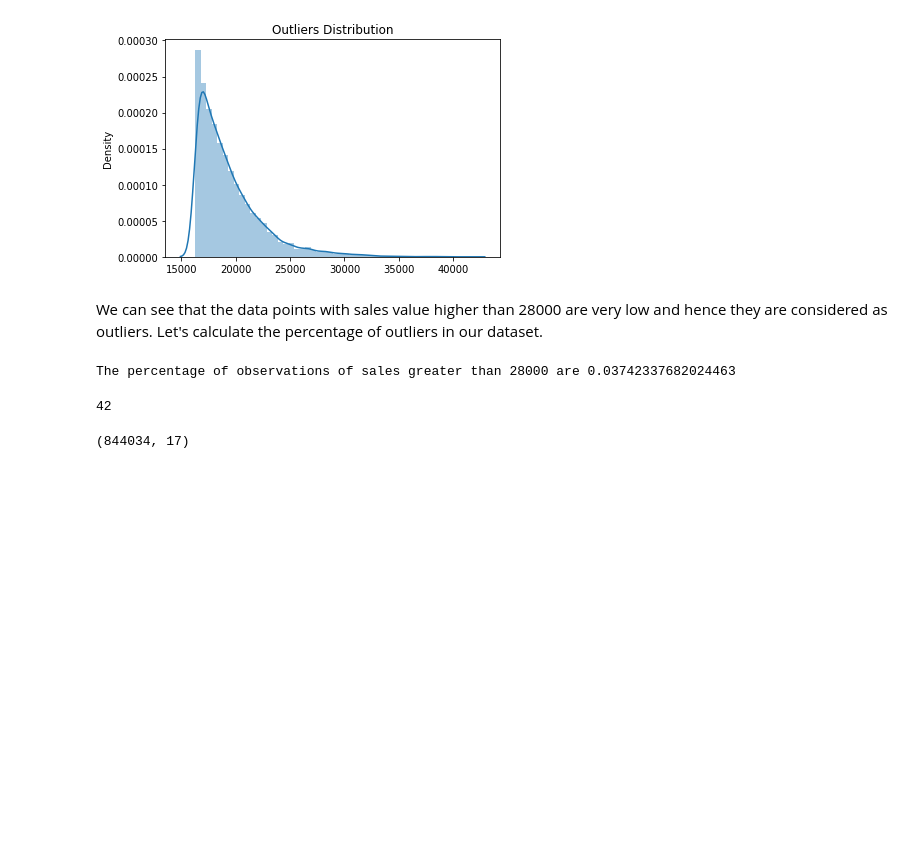
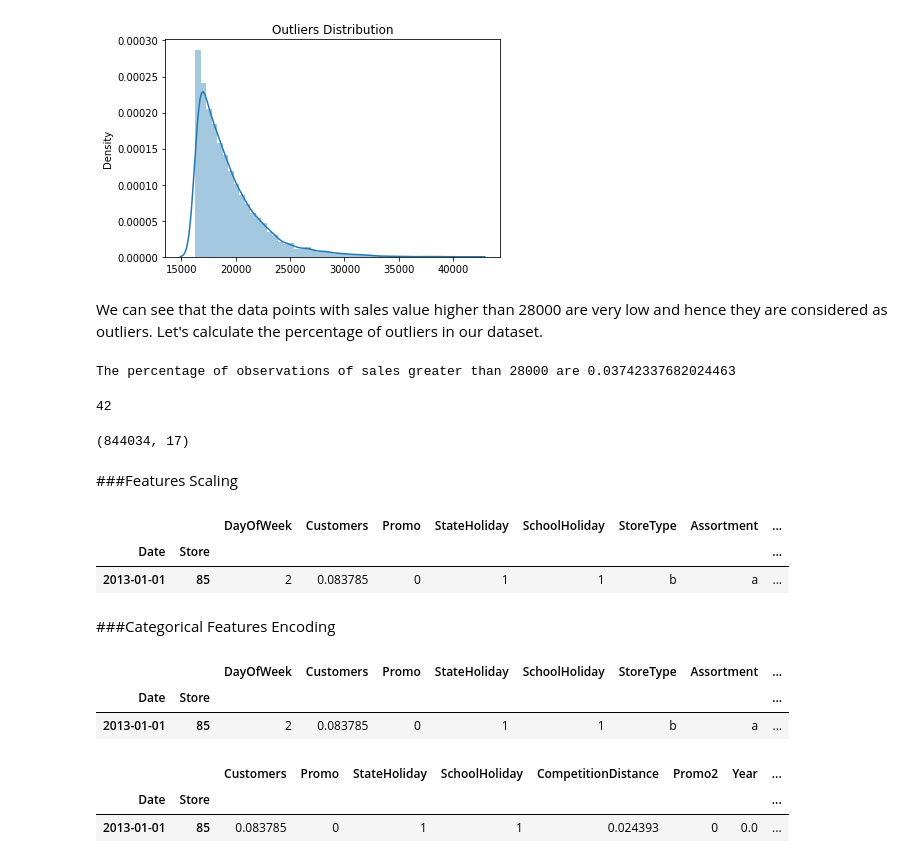
Before and after one commit to vithika-karan/Retail-Sales-Prediction, a Jupyter notebook: Rossmann_Sales_Prediction_Vithika_Karan.ipynb, the cells around one changed output. Saved outputs shown, nothing was run; the diff lists cells and outputs as text; code cells hidden in the pictures; blank space fills up the shorter version.

```diff
--- a/Rossmann_Sales_Prediction_Vithika_Karan.ipynb
+++ b/Rossmann_Sales_Prediction_Vithika_Karan.ipynb
@@ -572,3 +592,5 @@ df1.drop(df1.loc[(df1['Sales']==0) & (df1['StateHoliday']==0) & (df1['SchoolHoli
 df1.shape
 # %% [output]
 (844034, 17)
+# %% [markdown]
+###Features Scaling
@@ -574,0 +600,17 @@ df1.shape
+# %%
+#just in case something messes up
+df2 = df1.copy()
+# %%
+#fitting numerical columns
+numerical_cols = ['Customers','CompetitionDistance','Year','Month','WeekOfYear','DayOfYear','CompetitionOpen','Promo2Open','Sales']
+scaler = MinMaxScaler()
+scaler.fit(df2[numerical_cols])
+df2[numerical_cols] = scaler.transform(df2[numerical_cols])
+# %%
+df2.head(1)
+# %% [output]
+|  |  | DayOfWeek | Customers | Promo | StateHoliday | SchoolHoliday | StoreType | Assortment | ... |
+| Date | Store |  |  |  |  |  |  |  | ... |
+| 2013-01-01 | 85 | 2 | 0.083785 | 0 | 1 | 1 | b | a | ... |
+# %% [markdown]
+###Categorical Features Encoding
@@ -574,0 +629,6 @@ df1.shape
+# %%
+df2.head(1)
+# %% [output]
+|  |  | DayOfWeek | Customers | Promo | StateHoliday | SchoolHoliday | StoreType | Assortment | ... |
+| Date | Store |  |  |  |  |  |  |  | ... |
+| 2013-01-01 | 85 | 2 | 0.083785 | 0 | 1 | 1 | b | a | ... |
@@ -574,0 +644,7 @@ df1.shape
+# %%
+#check
+df2.head(1)
+# %% [output]
+|  |  | Customers | Promo | StateHoliday | SchoolHoliday | CompetitionDistance | Promo2 | Year | ... |
+| Date | Store |  |  |  |  |  |  |  | ... |
+| 2013-01-01 | 85 | 0.083785 | 0 | 1 | 1 | 0.024393 | 0 | 0.0 | ... |
```
Also changed, not shown: parts of 8 cells of this notebook.
